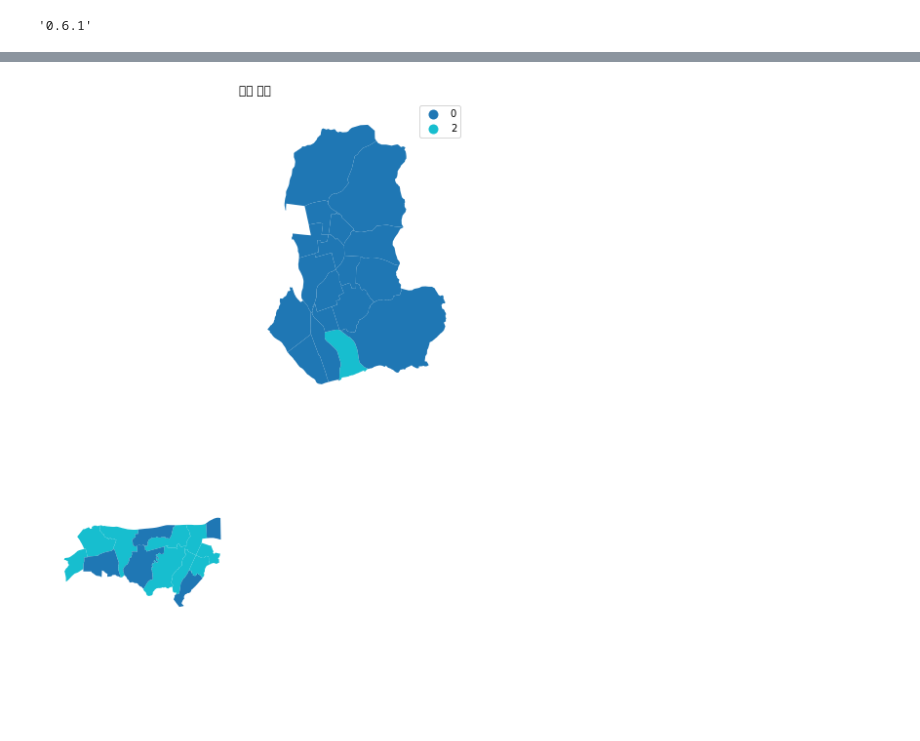
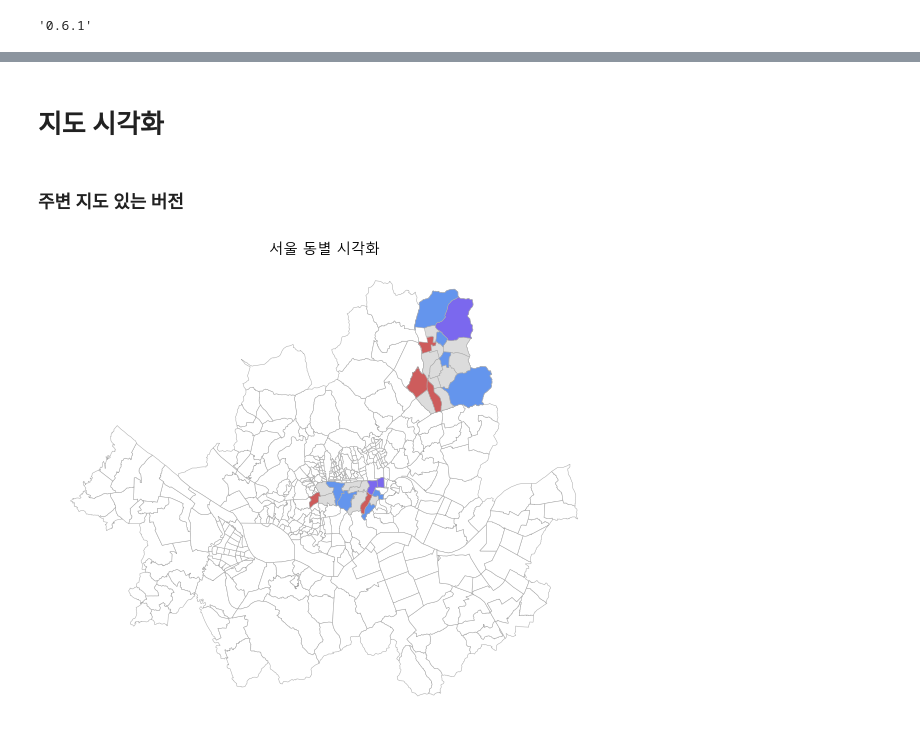
Before and after one commit to SeoroMin/dacon_jejucard, a Jupyter notebook: sangmin/geopandas.ipynb, the cells around one changed output, grey strips where cells are left out. Drawn from its saved outputs; the diff is of its cells as text; code cells hidden in the pictures; blank space fills up the shorter version.

```diff
--- a/sangmin/geopandas.ipynb
+++ b/sangmin/geopandas.ipynb
@@ -51,3 +48,14 @@ geo
+# %%
+# 서울 동 코드는 11로 시작
+seoul_geo = dong[dong["EMD_CD_2"]==11]
+# 대구 동 코드는 2로 시작
+daegu_geo = dong[dong["EMD_CD_2"]==27]
+# %%
+# 동 column 이름 통일
+dong = seoul_geo.rename({"EMD_KOR_NM":"행정동명"}, axis='columns')
+dong_daegu = daegu_geo.rename({"EMD_KOR_NM":"행정동명"}, axis='columns')
+geo = geo.rename({"HDONG_NM":"행정동명"}, axis='columns')
 # %%
+# 데이터 병합 후 하나의 데이터로
 merge = pd.merge(geo, district, how='inner')
-merge
+merge = pd.merge(merge, result, how='inner')
@@ -108,7 +66,8 @@ plt.show()
-# %%
-ax = merge_seoul.plot(column="그룹", legend=True, categorical=True)
-ax.set_title("세계 지도")
-ax.set_axis_off()
-plt.show()
-# %% [output]
-[figure, removed]
+# %%
+# 서울의 결과값 분리
+merge_seoul_x = merge_seoul[merge_seoul["result"] == "X"]
+merge_seoul_all = merge_seoul[merge_seoul["result"] == "ALL"]
+merge_seoul_gudok = merge_seoul[merge_seoul["result"] == "구독경제"]
+merge_seoul_gudok_n = merge_seoul[merge_seoul["result"] == "구독경제(N)"]
+merge_seoul_drive = merge_seoul[merge_seoul["result"] == "드라이브 스루"]
+merge_seoul_drive_n = merge_seoul[merge_seoul["result"] == "드라이브 스루(N)"]
@@ -114,0 +82,18 @@ plt.show()
+# %% [markdown]
+# 지도 시각화
+# %% [markdown]
+### 주변 지도 있는 버전
+# %%
+# 서울 시각화
+ax = dong.plot(legend=True, categorical=True,color='w', edgecolor='darkgrey')
+ax.set_title("서울 동별 시각화")
+merge_seoul_x.plot(ax=ax, column="result", legend=True, categorical=True, color="gainsboro", edgecolor="darkgray")
+merge_seoul_all.plot(ax=ax, column="result", legend=True, categorical=True, color="mediumslateblue", edgecolor="darkgray")
+merge_seoul_gudok.plot(ax=ax, column="result", legend=True, categorical=True, color="cornflowerblue", edgecolor="darkgray")
+merge_seoul_gudok_n.plot(ax=ax, column="result", legend=True, categorical=True, color="cornflowerblue", edgecolor="darkgray")
+merge_seoul_drive.plot(ax=ax, column="result", legend=True, categorical=True, color="indianred", edgecolor="darkgray")
+merge_seoul_drive_n.plot(ax=ax, column="result", legend=True, categorical=True, color="indianred", edgecolor="darkgray")
+ax.set_axis_off()
+plt.show()
+# %% [output]
+[figure, added]
```
Also changed, not shown: parts of 25 cells of this notebook.
